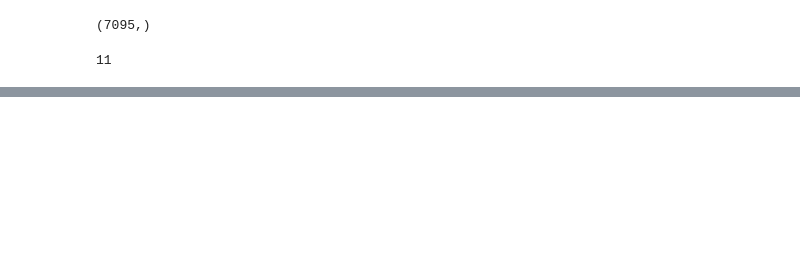
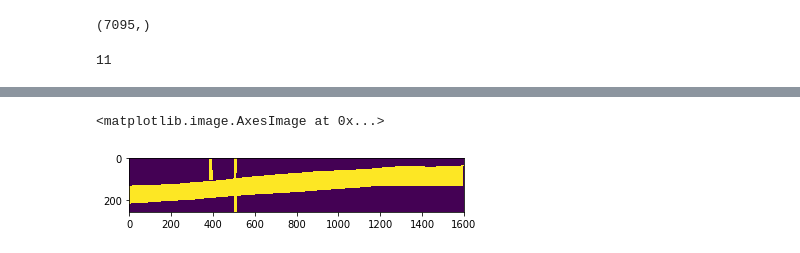
Before and after one commit to bipinKrishnan/steel_defect_detection, a Jupyter notebook: Project_checkpoint.ipynb, the cells around one changed output, grey strips where cells are left out. Drawn from its saved outputs; the diff is of its cells as text; code cells hidden in the pictures; blank space fills up the shorter version.

```diff
--- a/Project_checkpoint.ipynb
+++ b/Project_checkpoint.ipynb
@@ -104,0 +76,5 @@ for i, img_id in tqdm(enumerate(train_img), total=len(train_img)):
+# %%
+plt.imshow(y_train[1])
+# %% [output]
+<matplotlib.image.AxesImage at 0x...>
+[figure, added]
```
Also changed, not shown: parts of 8 cells of this notebook.
